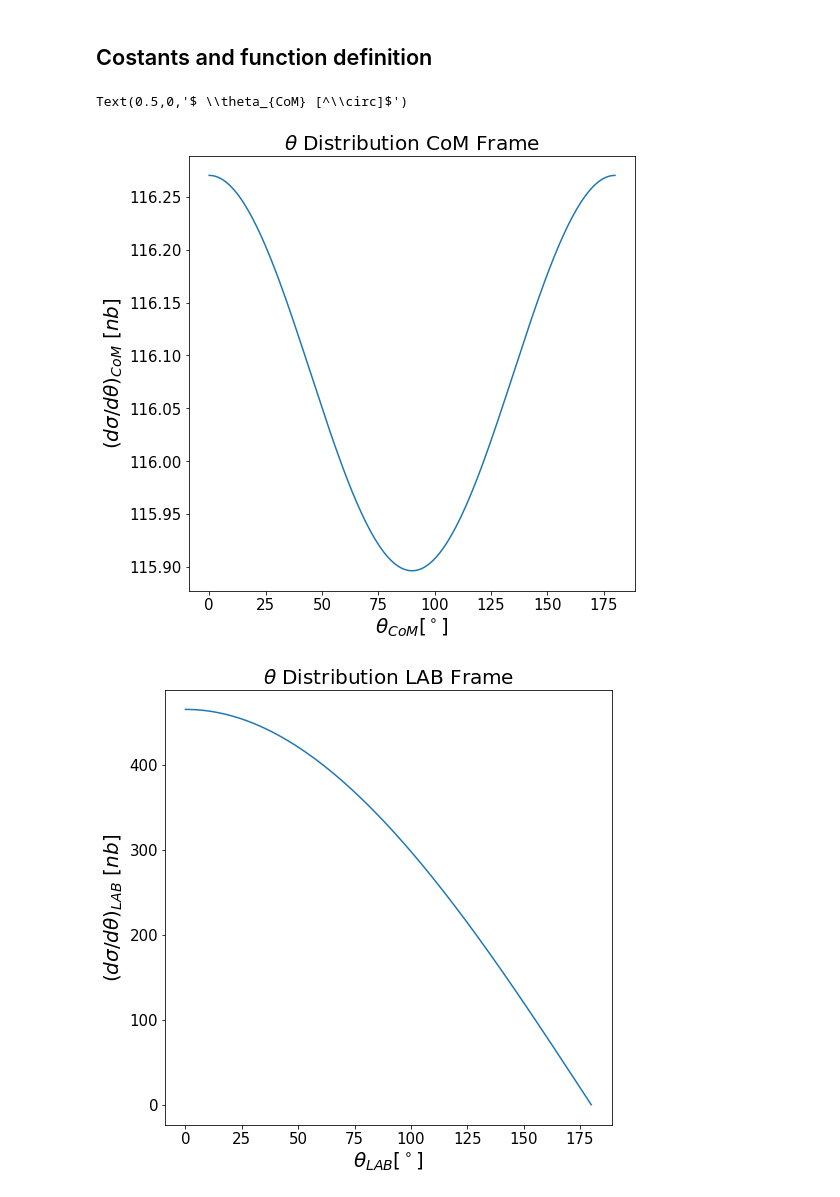
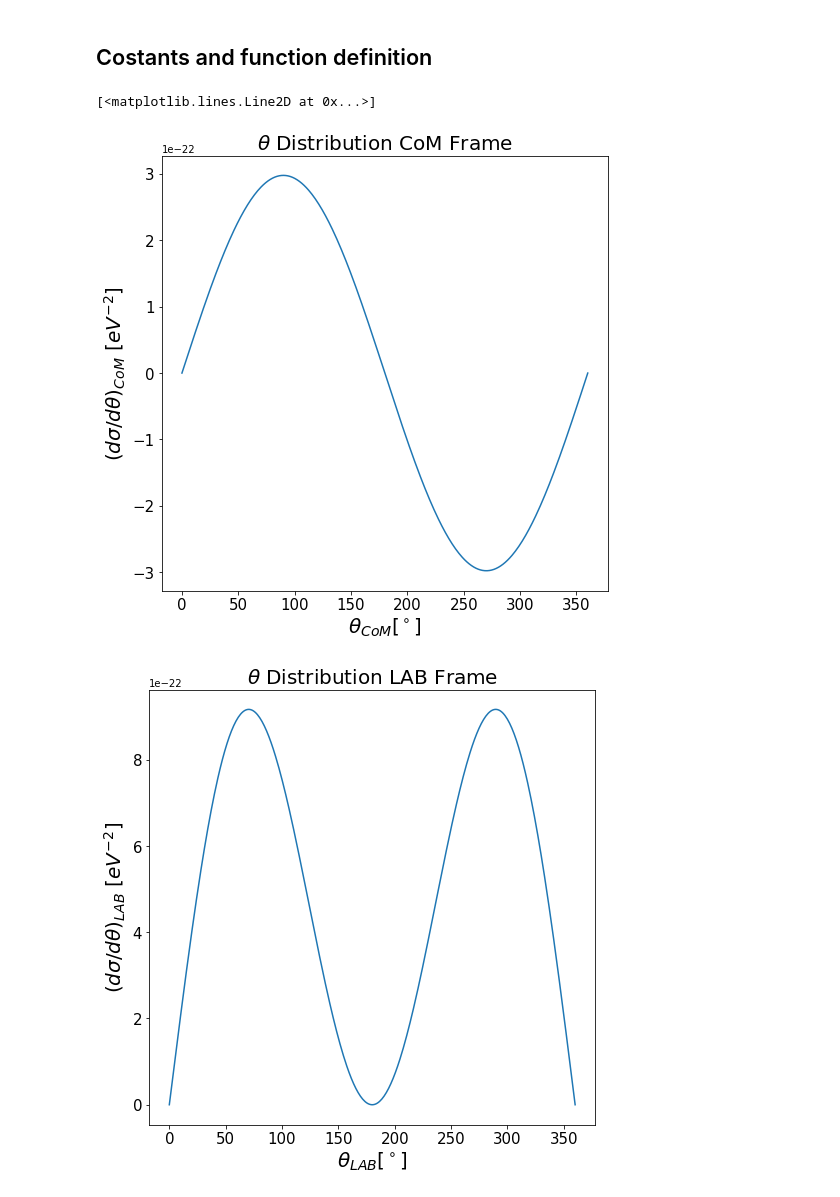
Before and after one commit to albchim/LCP_Project, a Jupyter notebook: ZANETTI_PROJECT_0.ipynb, the cells around one changed output. Drawn from its saved outputs; the diff is of its cells as text; code cells hidden in the pictures.

```diff
--- a/ZANETTI_PROJECT_0.ipynb
+++ b/ZANETTI_PROJECT_0.ipynb
@@ -69,43 +77,56 @@ u'%.4f'
 ## Costants and function definition
 # %%
 alpha=0.0072973525664
-hbar=6.582119514*10**(-16)
+hbar=6.582119514*10**(-16) # eV*s
 c=float(299792458)
 s= (0.212*10**(9))**2
 E1=np.sqrt(s)/2
-k=E1
 mmu=0.1056583745*10**(9)
-def cross_section_nanobarn(theta):
-    return 10**(37)*(alpha**2*np.pi*(hbar*c)**2)/(2*s)*np.sqrt(1 - (mmu**2)/E1**2)*(1 + (mmu**2)/E1**2 + (1 - (mmu**2)/E1**2)*np.cos(theta)**2)
-def cross_section_nanobarn_normlab(theta):
-    return 10**(37)*4*np.cos((theta)/2)*(alpha**2*np.pi*(hbar*c)**2)/(2*s)*np.sqrt(1 - (mmu**2)/E1**2)*(1 + (mmu**2)/E1**2 + (1 - (mmu**2)/E1**2)*np.cos(theta)**2)
+p=E1
+p1=np.sqrt(E1**2-mmu**2)
+def cross_section_differential(theta):
+    return (alpha**2)/(4*s)*np.sqrt(1 - (mmu**2)/E1**2)*(1 + (mmu**2)/E1**2 + (1 - (mmu**2)/E1**2)*np.cos(theta)**2)
+def cross_section_differential_lab(theta):
+    return 4*np.cos((theta)/2)*cross_section_differential(theta)
+def cross_section_theta(theta):
+    return 2*np.pi*np.sin(theta)*cross_section_differential(theta)
+def cross_section_theta_lab(theta):
+    return 4*np.cos((theta)/2)*cross_section_theta(theta)
+def cross_section_pt(pt):
+    return (2*np.pi/np.abs(p1))*cross_section_differential(np.arccos(pt/np.abs(p1)))
+def cross_section_pt_lab(pt):
+    return (2*np.pi/np.abs(p1))*cross_section_differential_lab(np.arccos(pt/np.abs(p1)))
+def cross_section_par(par):
+    return 1/(p1*np.sqrt(1-((par**2)/(p1**2))))*cross_section_theta(np.arcsin(par/np.abs(p1)))
+def cross_section_par_lab(par):
+    return 1/(p1*np.sqrt(1-((par**2)/(p1**2))))*cross_section_theta_lab(np.arcsin(par/np.abs(p1)))
 # %%
-angles=np.linspace(0,180,180)*(np.pi/180)
+angles=np.linspace(0,360,360)*(np.pi/180)
 plt.figure(figsize=[8,8])
-plt.plot(angles*(180.0/np.pi),cross_section_nanobarn(angles))
-plt.ylabel(r"$(d \sigma / d \theta)_{CoM} \,\, [nb]$",fontsize=20)
+plt.ylabel(r"$(d \sigma / d \theta)_{CoM} \,\, [eV^{-2}]$",fontsize=20)
 plt.tick_params(labelsize=15)
 plt.title(r"$\theta$ Distribution CoM Frame",fontsize=20)
 plt.xlabel(r"$ \theta_{CoM} [^\circ]$",fontsize=20)
+plt.plot(angles*(180.0/np.pi),cross_section_theta(angles))
 # %% [output]
-Text(0.5,0,'$ \\theta_{CoM} [^\\circ]$')
+[<matplotlib.lines.Line2D at 0x...>]
-[figure, old version]
+[figure, new version]
 # %%
 plt.figure(figsize=[8,8])
-plt.plot(angles*(180.0/np.pi),cross_section_nanobarn_normlab(angles))
+plt.plot(angles*(180.0/np.pi),cross_section_theta_lab(angles))
 plt.tick_params(labelsize=15)
 plt.title(r"$\theta$ Distribution LAB Frame",fontsize=20)
 plt.xlabel(r"$ \theta_{LAB} [^\circ]$",fontsize=20)
-plt.ylabel(r"$(d \sigma / d \theta)_{LAB} \,\, [nb]$",fontsize=20)
-sigma_tot_lab,_ = integrate.quad(cross_section_nanobarn_normlab,0,np.pi)
-def pdf_lab(theta):
-    return (1.0/sigma_tot_lab)*cross_section_nanobarn_normlab(theta)
+plt.ylabel(r"$(d \sigma / d \theta)_{LAB} \,\, [eV^{-2}]$",fontsize=20)
+sigma_tot_lab,_ = integrate.quad(cross_section_theta_lab,0,np.pi)
+def pdf_lab_theta(theta):
+    return (1.0/sigma_tot_lab)*cross_section_theta_lab(theta)
 cost_norm_lab,_ = integrate.quad(pdf_lab,0,np.pi)
-def pdf_lab_norm(theta):
-    return (1.0/(sigma_tot_lab*cost_norm_lab))*cross_section_nanobarn_normlab(theta)
+def pdf_lab_norm_theta(theta):
+    return (1.0/(sigma_tot_lab*cost_norm_lab))*cross_section_theta_lab(theta)
 
 # # plt.legend(fontsize=15,loc="best")
 # %% [output]
-[figure, old version]
+[figure, new version]
 # %%
 fig, ax = plt.subplots(figsize=[8,8])
```
Also changed, not shown: parts of 9 cells of this notebook.
